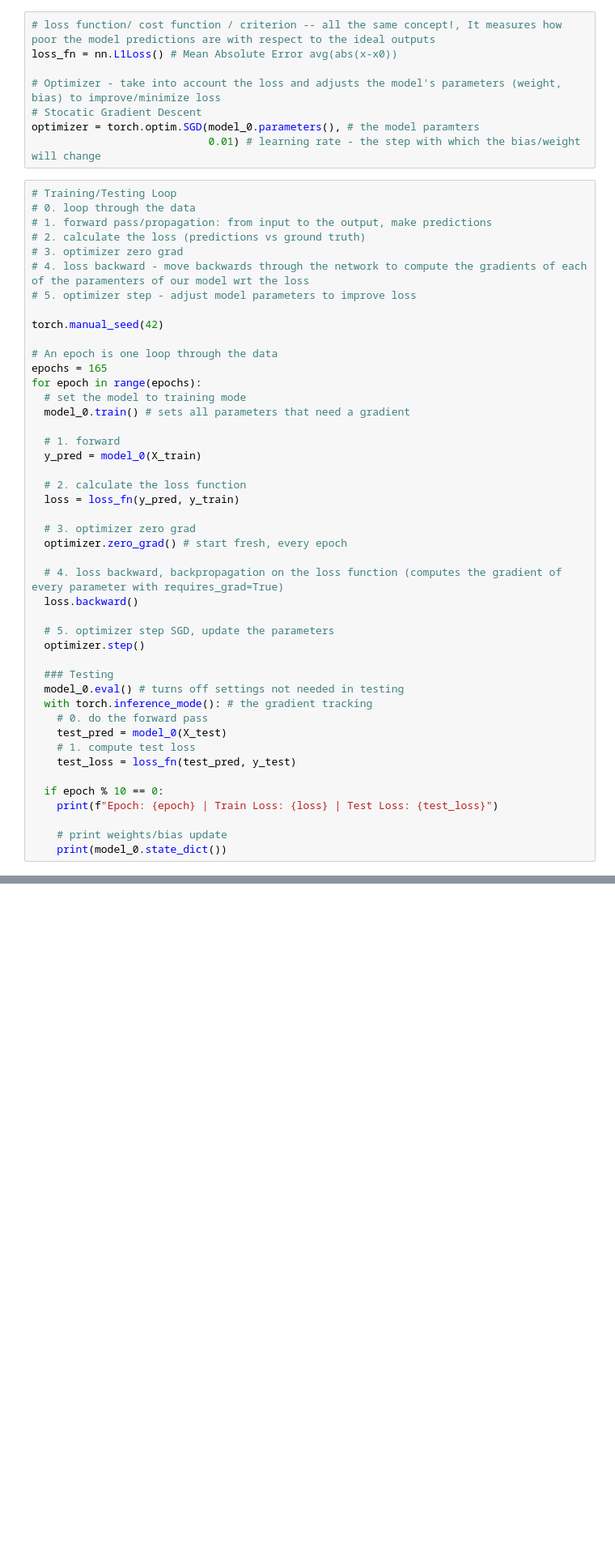
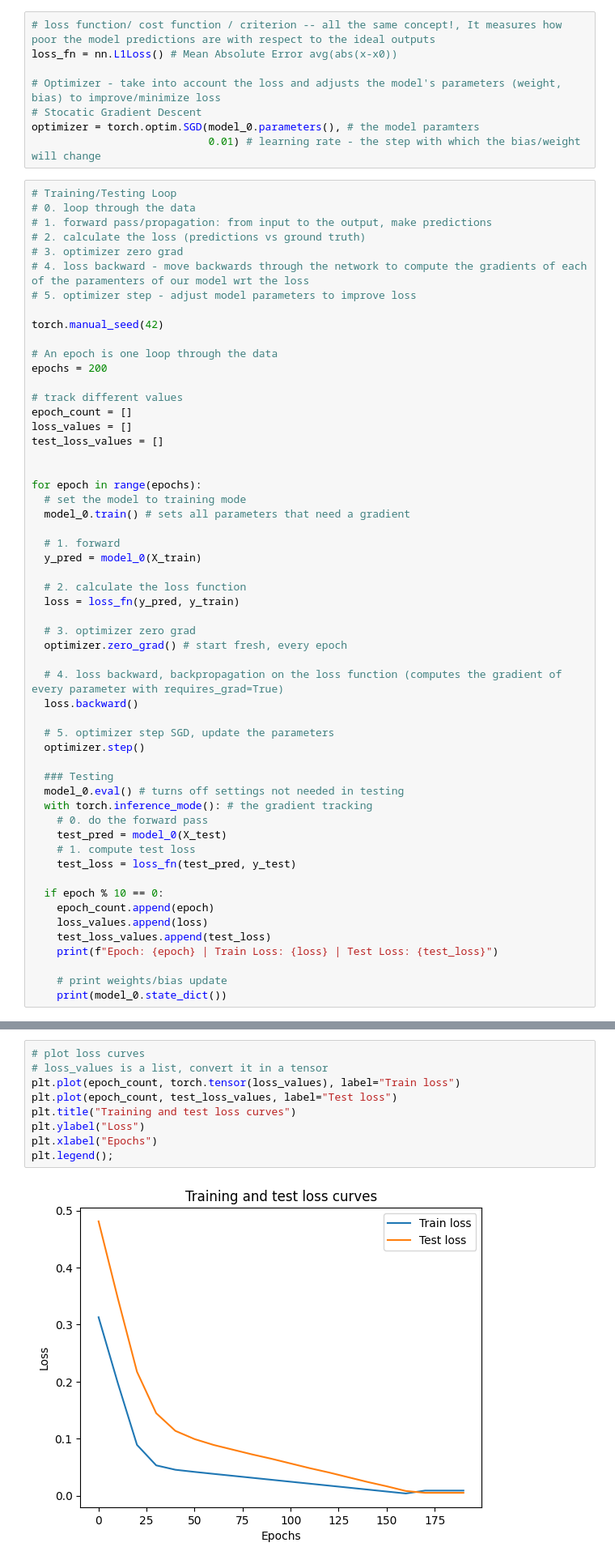
Before and after one commit to DaisySh/pytorch-deep-learning, a Jupyter notebook: code-along/01_workflow.ipynb, the cells around one changed output, grey strips where cells are left out. Shown at 81% size. Drawn from its saved outputs; the diff is of its cells as text; blank space fills up the shorter version.

```diff
--- a/code-along/01_workflow.ipynb
+++ b/code-along/01_workflow.ipynb
@@ -173,7 +173,14 @@ optimizer = torch.optim.SGD(model_0.parameters(), # the model paramters
 torch.manual_seed(42)
 
 # An epoch is one loop through the data
-epochs = 165
+epochs = 200
+
+# track different values
+epoch_count = []
+loss_values = []
+test_loss_values = []
+
+
 for epoch in range(epochs):
   # set the model to training mode
   model_0.train() # sets all parameters that need a gradient
@@ -202,6 +209,9 @@ for epoch in range(epochs):
     test_loss = loss_fn(test_pred, y_test)
 
   if epoch % 10 == 0:
+    epoch_count.append(epoch)
+    loss_values.append(loss)
+    test_loss_values.append(test_loss)
     print(f"Epoch: {epoch} | Train Loss: {loss} | Test Loss: {test_loss}")
 
     # print weights/bias update
@@ -227,3 +237,14 @@ OrderedDict([('weights', tensor([0.6826])), ('bias', tensor([0.3073]))])
+# %%
+# plot loss curves
+# loss_values is a list, convert it in a tensor
+plt.plot(epoch_count, torch.tensor(loss_values), label="Train loss")
+plt.plot(epoch_count, test_loss_values, label="Test loss")
+plt.title("Training and test loss curves")
+plt.ylabel("Loss")
+plt.xlabel("Epochs")
+plt.legend();
+# %% [output]
+[figure, added]
 # %%
 with torch.inference_mode():
   y_preds_new = model_0(X_test)
```
Also changed, not shown: parts of 23 cells of this notebook.
